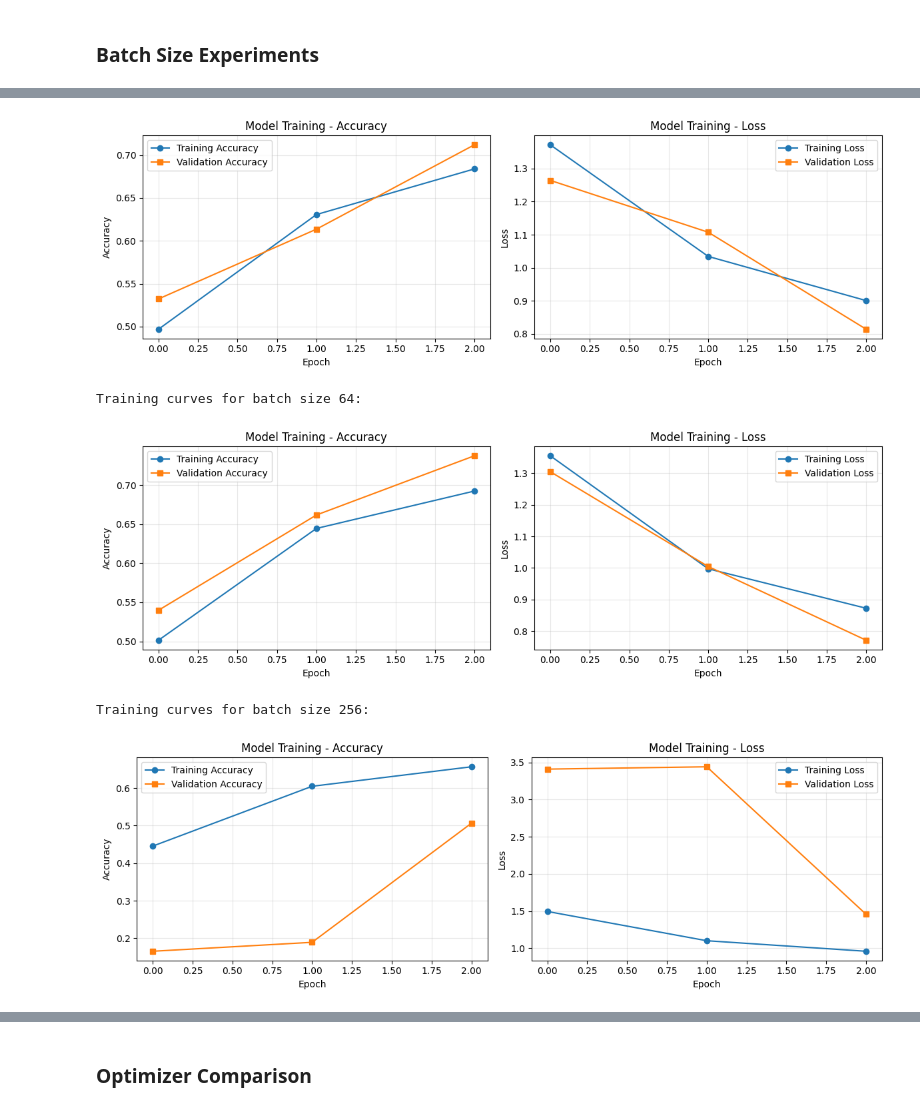
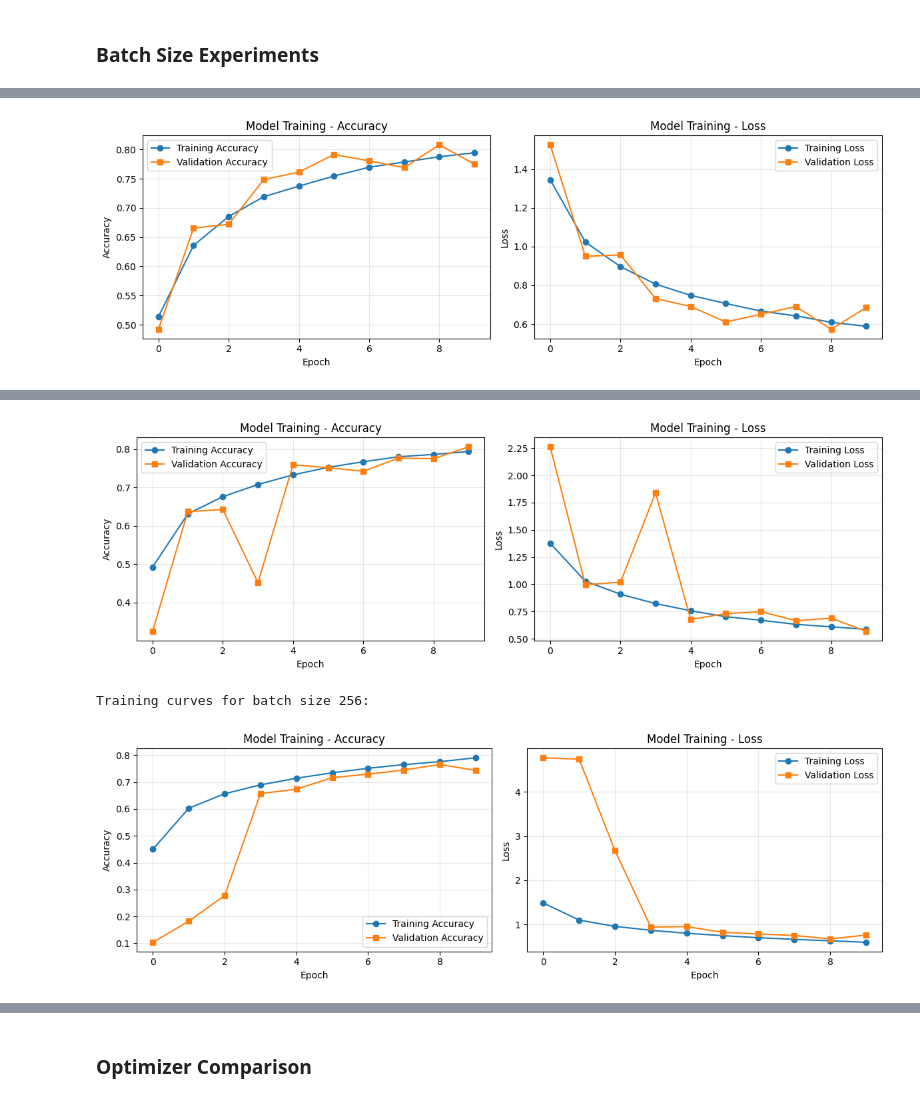
Before and after one commit to aboualiee/CIFAR-10-Classification-with-CNN-and-Transfer-Learning, a Jupyter notebook: cnn_cifer.ipynb, the cells around one changed output, grey strips where cells are left out. Drawn from its saved outputs; the diff is of its cells as text; code cells hidden in the pictures.

```diff
--- a/cnn_cifer.ipynb
+++ b/cnn_cifer.ipynb
@@ -128,7 +128,7 @@ def create_cnn_model(input_shape=(32, 32, 3), num_classes=10):
 # Train the base CNN model
 print("Training Base CNN...")
 
-EPOCHS = 3 # Set global variable for epochs
+EPOCHS = 10 # Set global variable for epochs
 
 model_cnn = create_cnn_model((32, 32, 3), 10)
 
@@ -826,7 +895,7 @@ for bs in batch_sizes:
 
     model = create_cnn_model((32, 32, 3), 10)
     model.compile(optimizer='adam',
-                  loss=tf.keras.losses.SparseCategoricalCrossentropy(from_logits=True),
+                  loss=tf.keras.losses.SparseCategoricalCrossentropy(from_logits=False),
                   metrics=['accuracy'])
 
      # Time the training
@@ -865,0 +949 @@ Epoch 1/3
+[figure, new version]
@@ -883,8 +951,6 @@ Training curves for batch size 32:
-[figure, old version]
+[figure, new version]
-Training curves for batch size 64:
+Training curves for batch size 256:
-[figure, old version]
-Training curves for batch size 256:
-[figure, old version]
+[figure, new version]
 # %%
 # Batch size comparison summary
 
```
Also changed, not shown: parts of 20 cells of this notebook.
